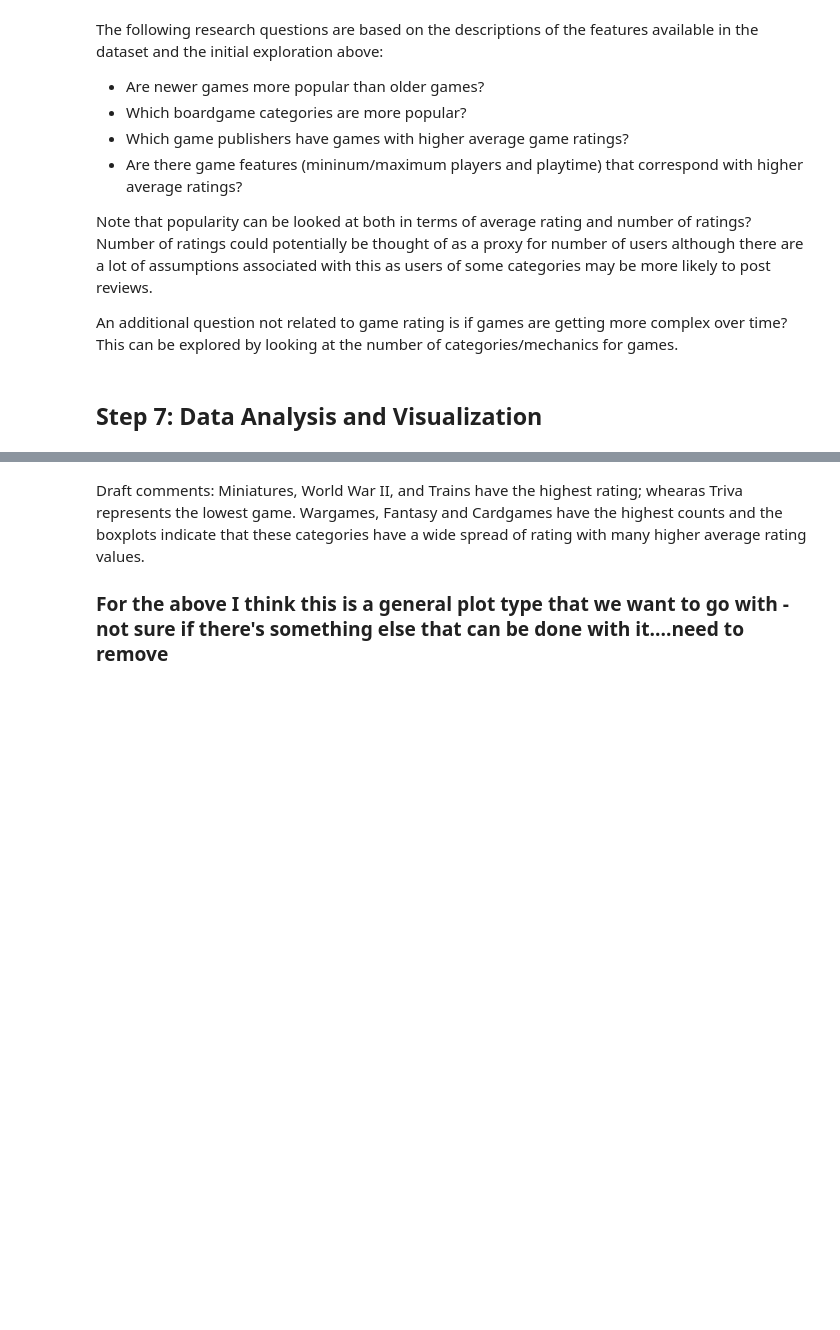
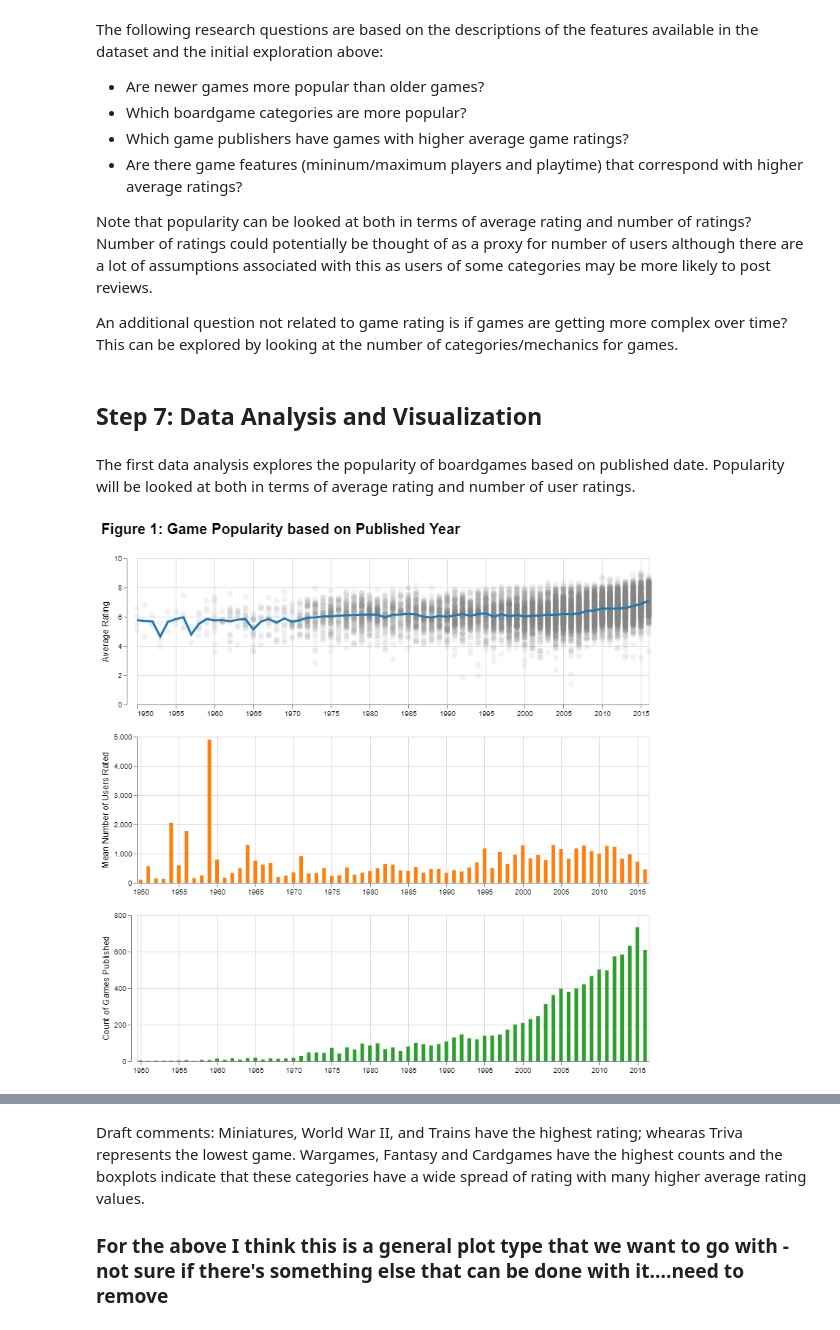
Before and after one commit to ubco-mds-2020-labs/data-550-project2-group-14, a Jupyter notebook: boardgame_EDA.ipynb, the cells around one changed output, grey strips where cells are left out. Cells and saved outputs as stored; diff of their text form; code cells hidden in the pictures; blank space fills up the shorter version.

Commit message:
complete figure 1

```diff
--- a/boardgame_EDA.ipynb
+++ b/boardgame_EDA.ipynb
@@ -214,3 +217,66 @@ Note that popularity can be looked at both in terms of average rating and number
 An additional question not related to game rating is if games are getting more complex over time? This can be explored by looking at the number of categories/mechanics for games.
 # %% [markdown]
 ## Step 7: Data Analysis and Visualization
+# %% [markdown]
+The first data analysis explores the popularity of boardgames based on published date. Popularity will be looked at both in terms of average rating and number of user ratings.
+# %%
+pa1 = (alt.Chart(boardgame_data).mark_circle(size=60, opacity = 0.1, color = 'grey').encode(
+    alt.X('year_published',
+          axis=alt.Axis(title=None),
+          scale=alt.Scale(zero=False)
+    ),
+    alt.Y('average_rating',
+         axis=alt.Axis(title='Average Rating',
+                      titleFontSize=12,
+                      offset=14,
+                      titleFontWeight=500))
+).properties(
+    title=alt.TitleParams(
+        text='Figure 1: Game Popularity based on Published Year',
+        anchor='start',
+        fontSize=20,
+        dy=-20),
+    width=700,
+    height=200
+))
+
+pa1 = pa1 + (alt.Chart(boardgame_data).mark_line(
+    color='#1f77b4',
+    size=3
+).encode(
+    x='year_published',
+    y='mean(average_rating)'
+))
+
+pa2 = (alt.Chart(boardgame_data).mark_bar(color='#ff7f0e').encode(
+    alt.X('year_published',
+          axis=alt.Axis(title=None),
+          scale=alt.Scale(zero=False)
+    ),
+    alt.Y('mean(users_rated)',
+         axis=alt.Axis(title='Mean Number of Users Rated',
+                      titleFontSize=12,
+                      titleFontWeight=500))
+).properties(
+    width=700,
+    height=200
+))
+
+pa3 = (alt.Chart(boardgame_data).mark_bar(color='#2ca02c').encode(
+    alt.X('year_published',
+          axis=alt.Axis(title=None),
+          scale=alt.Scale(zero=False)
+    ),
+    alt.Y('count()',
+         axis=alt.Axis(title='Count of Games Published',
+                      titleFontSize=12,
+                      offset=8,
+                      titleFontWeight=500))
+).properties(
+    width=700,
+    height=200
+))
+
+alt.vconcat(pa1, pa2, pa3)
+# %% [output]
+[figure, added]
```
Also changed, not shown: parts of 15 cells of this notebook.
